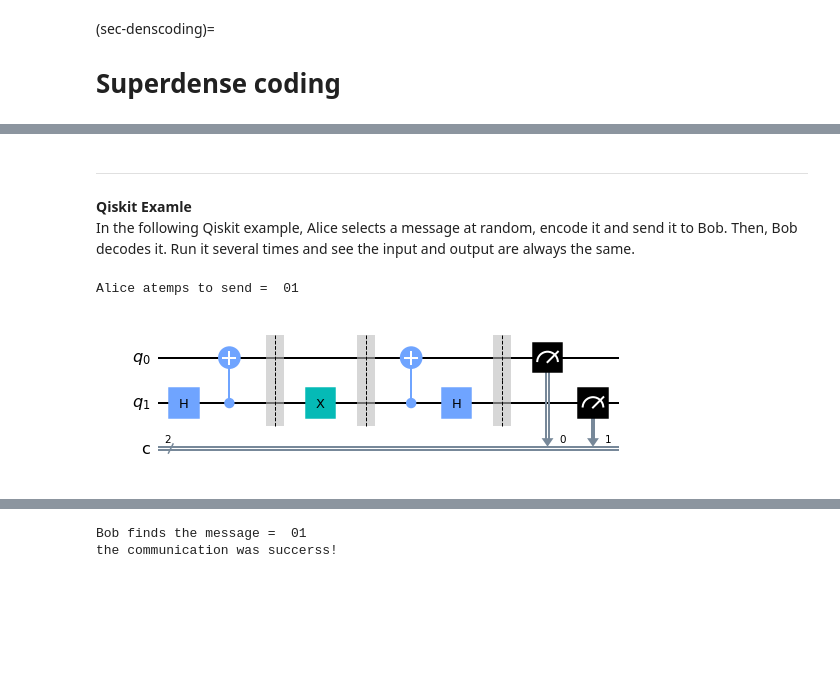
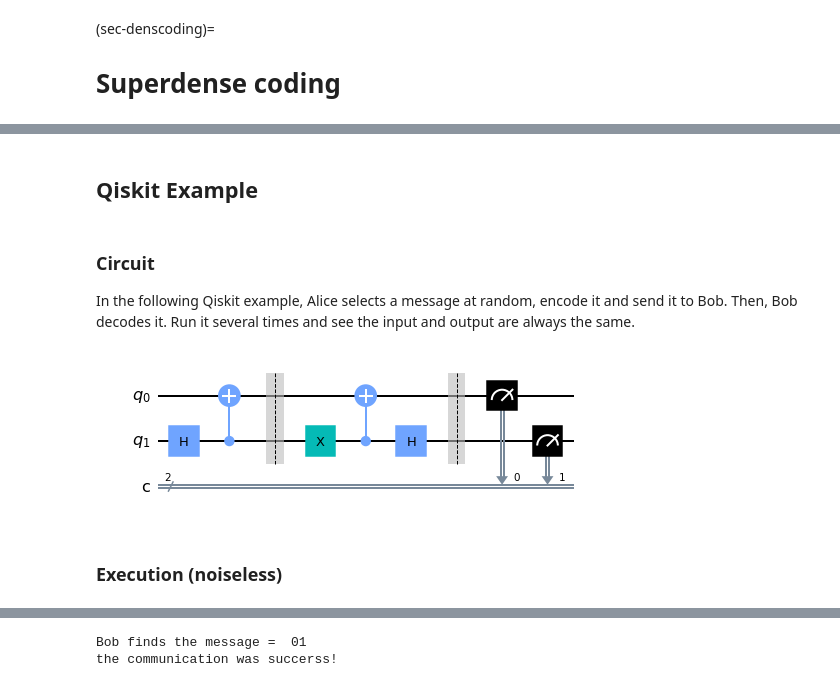
Before and after one commit to ryoichikawai/qcomp-short, a Jupyter notebook: _build/html/_sources/algorithms/densecoding.ipynb, the cells around one changed output, grey strips where cells are left out. Cells and saved outputs as stored; diff of their text form; code cells hidden in the pictures; blank space fills up the shorter version.

```diff
--- a/_build/html/_sources/algorithms/densecoding.ipynb
+++ b/_build/html/_sources/algorithms/densecoding.ipynb
@@ -43,20 +45,16 @@ Bob now has two qubits.  To decode the information, Bob applies CX with $q_A$ as
 
   **Step 4. Measurement**
 Bob measures both qubits in the computational basis.  The outcome is one of $00$, $01$, $10$, or $11$ with probability 1, which is the information Alice submitted.
+# %% [markdown]
+## Qiskit Example
 # %% [markdown]
+### Circuit
 
----
-
-**Qiskit Examle**
 In the following Qiskit example, Alice selects a message at random, encode it and send it to Bob.  Then, Bob decodes it.  Run it several times and see the input and output are always the same.
 # %%
 import numpy as np
 from qiskit import QuantumCircuit, QuantumRegister, ClassicalRegister, Aer
 from qiskit.quantum_info import Statevector, partial_trace
-backend = Aer.get_backend('statevector_simulator')
-
-# set number of tries
-nshots=8192
 
 cr=ClassicalRegister(2,'c')
 qr=QuantumRegister(2,'q')
@@ -71,39 +69,35 @@ qc.barrier()
 x=np.random.randint(3)
 
 # Alice encodes the message
 if x==0:
     messageA='00'
     qc.i(1)
 elif x==1:
     messageA='01'
     qc.x(1)
 elif x==2:
     messageA='10'
     qc.z(1)
 else:
     messageA='11'
     qc.x(1)
     qc.z(1)
 
-print("Alice atemps to send = ",messageA)
-
-# save the current state
-psi0=Statevector(qc)
-
-qc.barrier()
+    qc.barrier()
 
 # Bob decodes the message
 
 qc.cx(1,0)
 qc.h(1)
 qc.barrier()
 
 # measure the final state
 qc.measure([0,1],[0,1])
 
 # circuit
 qc.draw('mpl')
 # %% [output]
-Alice atemps to send =  01
-[figure, old version]
+[figure, new version]
+# %% [markdown]
+### Execution (noiseless)
 # %%
```
Also changed, not shown: parts of 10 cells of this notebook, 52 other files.
